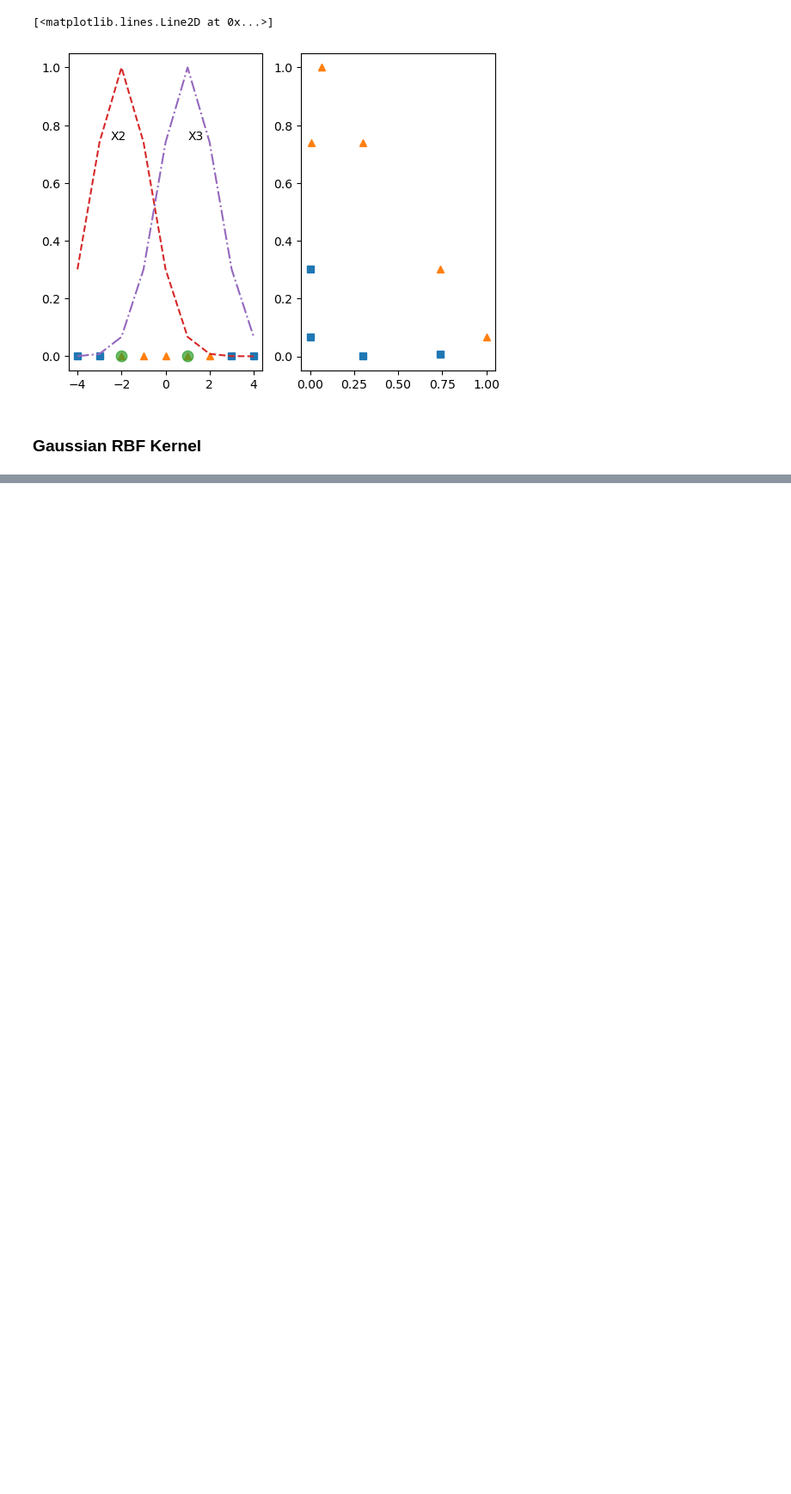
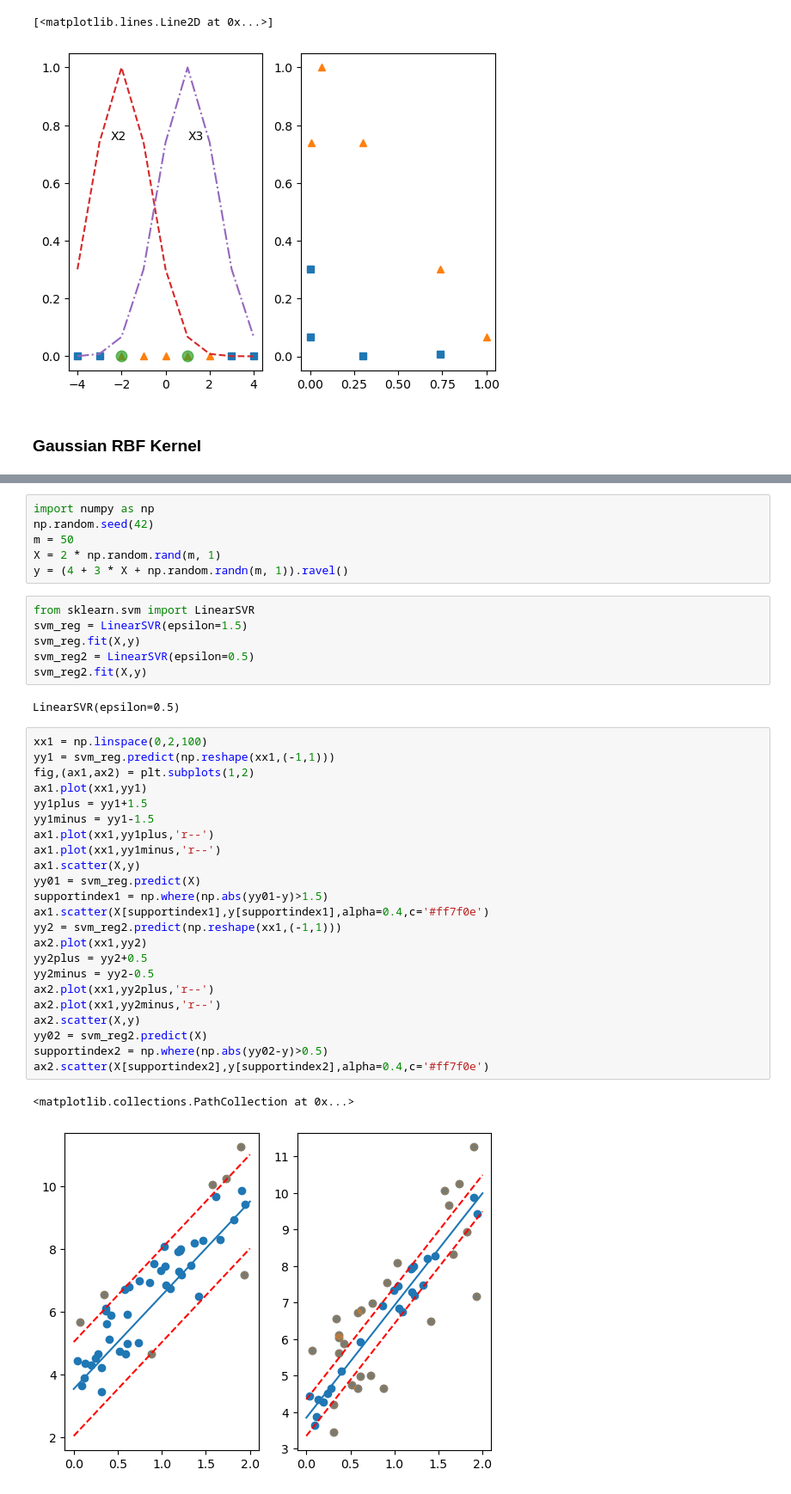
Before and after one commit to bop-hz/mltest, a Jupyter notebook: chapter5/svm.ipynb, the cells around one changed output, grey strips where cells are left out. Shown at 86% size. Saved outputs shown, nothing was run; the diff lists cells and outputs as text; blank space fills up the shorter version.

```diff
--- a/chapter5/svm.ipynb
+++ b/chapter5/svm.ipynb
@@ -242,0 +251,40 @@ axs[1,1].plot(X[ind1,0],X[ind1,1],'^')
+# %%
+import numpy as np
+np.random.seed(42)
+m = 50
+X = 2 * np.random.rand(m, 1)
+y = (4 + 3 * X + np.random.randn(m, 1)).ravel()
+# %%
+from sklearn.svm import LinearSVR
+svm_reg = LinearSVR(epsilon=1.5)
+svm_reg.fit(X,y)
+svm_reg2 = LinearSVR(epsilon=0.5)
+svm_reg2.fit(X,y)
+# %% [output]
+LinearSVR(epsilon=0.5)
+# %%
+xx1 = np.linspace(0,2,100)
+yy1 = svm_reg.predict(np.reshape(xx1,(-1,1)))
+fig,(ax1,ax2) = plt.subplots(1,2)
+ax1.plot(xx1,yy1)
+yy1plus = yy1+1.5
+yy1minus = yy1-1.5
+ax1.plot(xx1,yy1plus,'r--')
+ax1.plot(xx1,yy1minus,'r--')
+ax1.scatter(X,y)
+yy01 = svm_reg.predict(X)
+supportindex1 = np.where(np.abs(yy01-y)>1.5)
+ax1.scatter(X[supportindex1],y[supportindex1],alpha=0.4,c='#ff7f0e')
+yy2 = svm_reg2.predict(np.reshape(xx1,(-1,1)))
+ax2.plot(xx1,yy2)
+yy2plus = yy2+0.5
+yy2minus = yy2-0.5
+ax2.plot(xx1,yy2plus,'r--')
+ax2.plot(xx1,yy2minus,'r--')
+ax2.scatter(X,y)
+yy02 = svm_reg2.predict(X)
+supportindex2 = np.where(np.abs(yy02-y)>0.5)
+ax2.scatter(X[supportindex2],y[supportindex2],alpha=0.4,c='#ff7f0e')
+# %% [output]
+<matplotlib.collections.PathCollection at 0x...>
+[figure, added]
```
Also changed, not shown: parts of 12 cells of this notebook.
